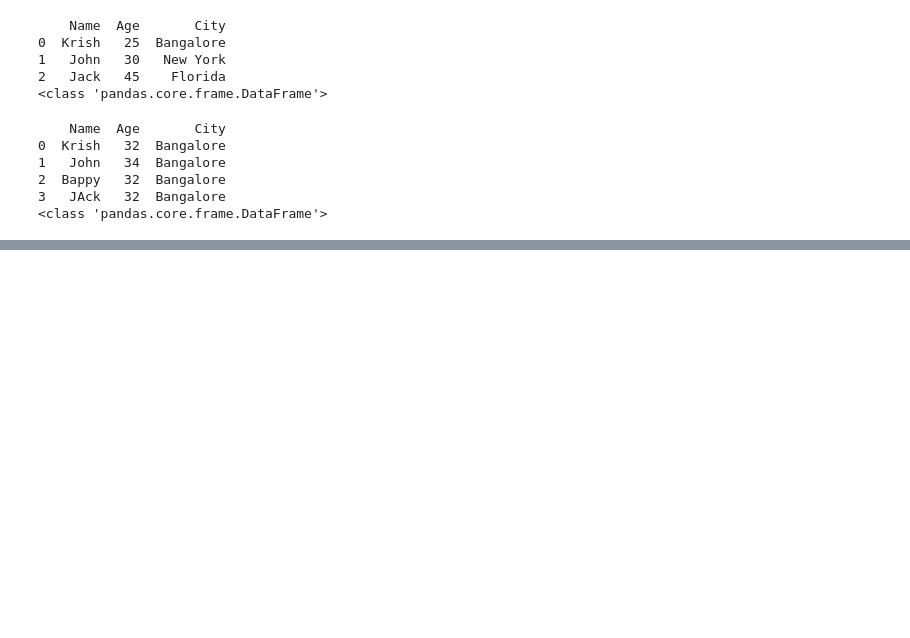
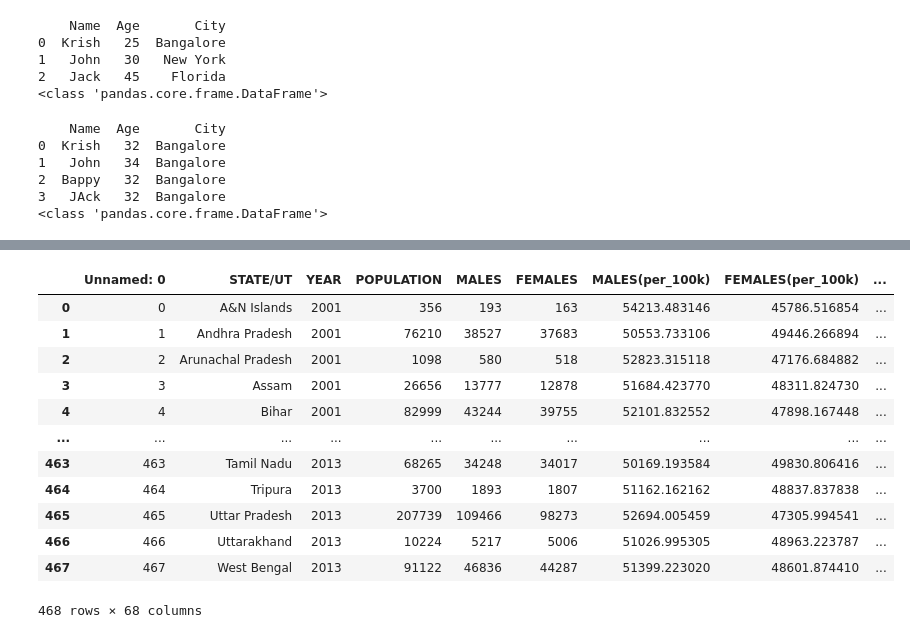
Before and after one commit to AnanyaSinghBabu/Python, a Jupyter notebook: Data Analysis/pandas.ipynb, the cells around one changed output, grey strips where cells are left out. Cells and saved outputs as stored; diff of their text form; code cells hidden in the pictures; blank space fills up the shorter version.

```diff
--- a/Data Analysis/pandas.ipynb
+++ b/Data Analysis/pandas.ipynb
@@ -103,0 +378,17 @@ print(type(df))
+# %%
+# States with IPC crime rate > 500
+df[df['TOTAL IPC CRIMES(per_100k)'] > 500]
+# %% [output]
+|  | Unnamed: 0 | STATE/UT | YEAR | POPULATION | MALES | FEMALES | MALES(per_100k) | FEMALES(per_100k) | ... |
+| 0 | 0 | A&N Islands | 2001 | 356 | 193 | 163 | 54213.483146 | 45786.516854 | ... |
+| 1 | 1 | Andhra Pradesh | 2001 | 76210 | 38527 | 37683 | 50553.733106 | 49446.266894 | ... |
+| 2 | 2 | Arunachal Pradesh | 2001 | 1098 | 580 | 518 | 52823.315118 | 47176.684882 | ... |
+| 3 | 3 | Assam | 2001 | 26656 | 13777 | 12878 | 51684.423770 | 48311.824730 | ... |
+| 4 | 4 | Bihar | 2001 | 82999 | 43244 | 39755 | 52101.832552 | 47898.167448 | ... |
+| ... | ... | ... | ... | ... | ... | ... | ... | ... | ... |
+| 463 | 463 | Tamil Nadu | 2013 | 68265 | 34248 | 34017 | 50169.193584 | 49830.806416 | ... |
+| 464 | 464 | Tripura | 2013 | 3700 | 1893 | 1807 | 51162.162162 | 48837.837838 | ... |
+| 465 | 465 | Uttar Pradesh | 2013 | 207739 | 109466 | 98273 | 52694.005459 | 47305.994541 | ... |
+| 466 | 466 | Uttarakhand | 2013 | 10224 | 5217 | 5006 | 51026.995305 | 48963.223787 | ... |
+| 467 | 467 | West Bengal | 2013 | 91122 | 46836 | 44287 | 51399.223020 | 48601.874410 | ... |
+468 rows × 68 columns
```
Also changed, not shown: parts of 34 cells of this notebook, 6 other files.
